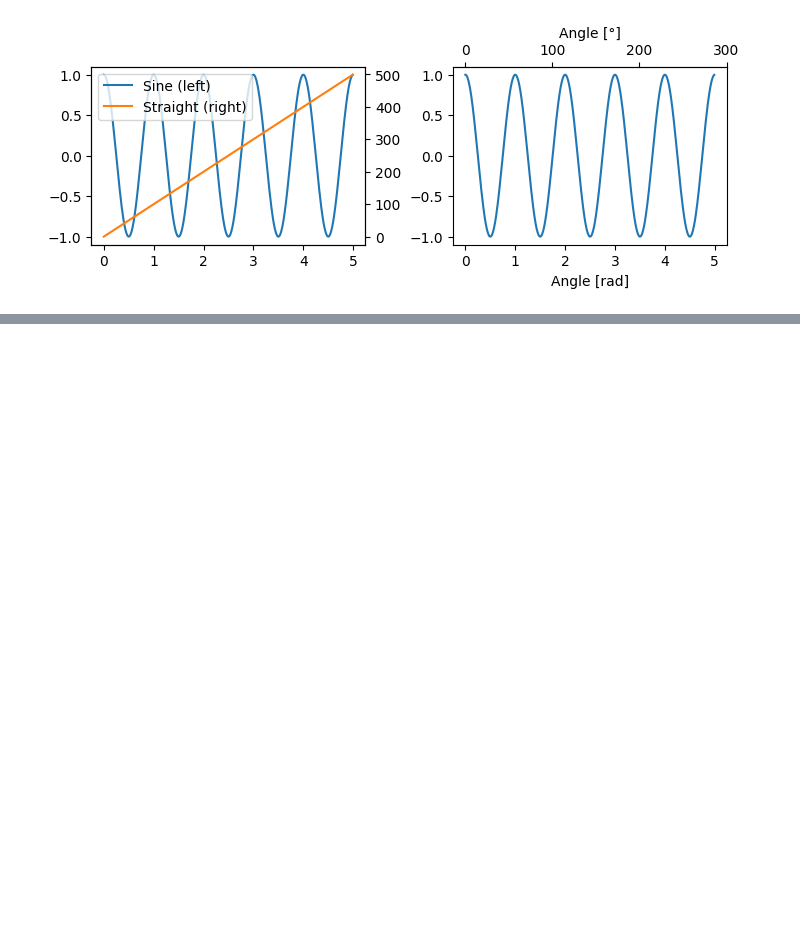
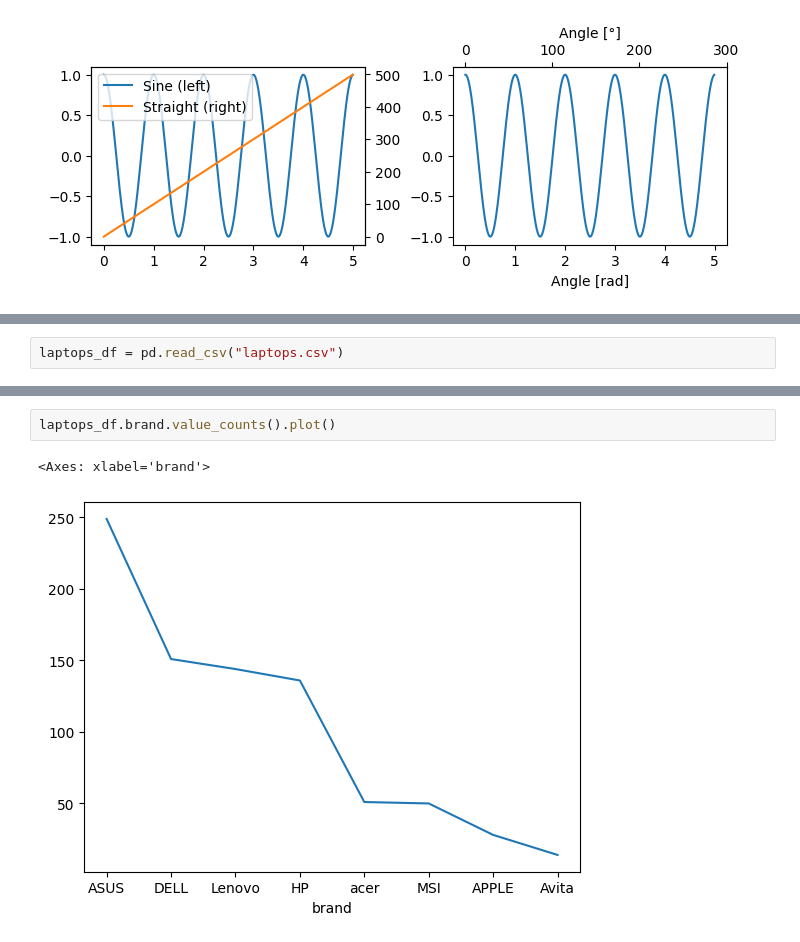
Before and after one commit to novillo-cs/softdev_material, a Jupyter notebook: lessons/unit_7/matplotlib.ipynb, the cells around one changed output, grey strips where cells are left out. Saved outputs shown, nothing was run; the diff lists cells and outputs as text; blank space fills up the shorter version.

```diff
--- a/lessons/unit_7/matplotlib.ipynb
+++ b/lessons/unit_7/matplotlib.ipynb
@@ -149,0 +175,2 @@ Text(0.5, 0, 'Angle [°]')
+# %%
+laptops_df = pd.read_csv("laptops.csv")
@@ -149,0 +207,5 @@ Text(0.5, 0, 'Angle [°]')
+# %%
+laptops_df.brand.value_counts().plot()
+# %% [output]
+<Axes: xlabel='brand'>
+[figure, added]
```
Also changed, not shown: parts of 22 cells of this notebook.
